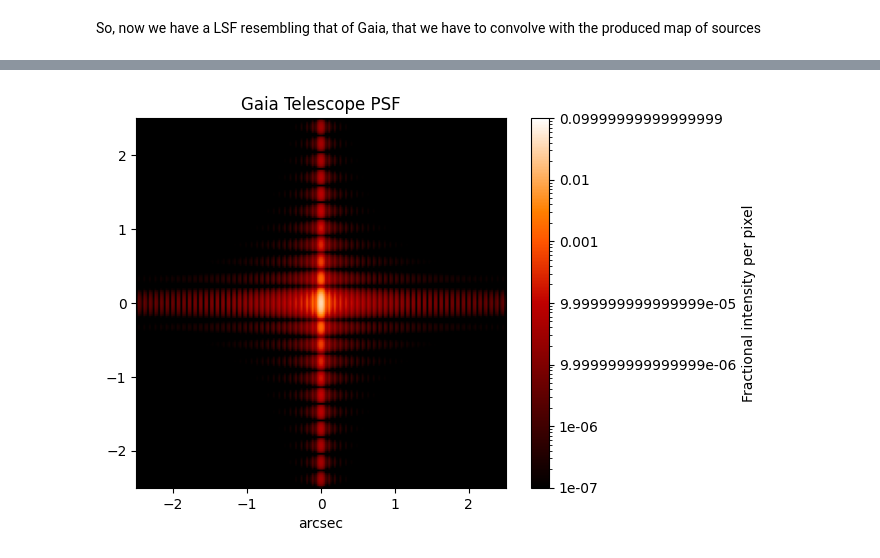
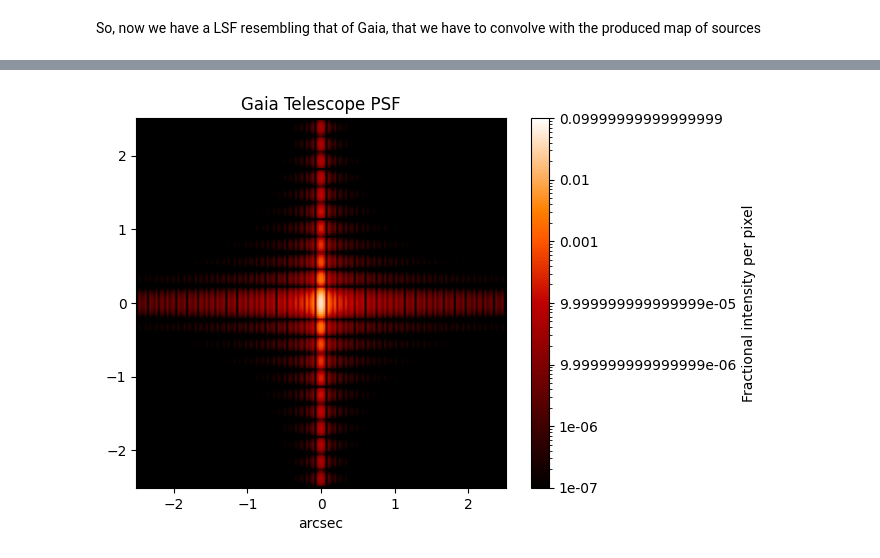
Before and after one commit to pietroferraiuolo/BINCAT, a Jupyter notebook: 01-psf-simulation.ipynb, the cells around one changed output, grey strips where cells are left out. Saved outputs shown, nothing was run; the diff lists cells and outputs as text; code cells hidden in the pictures.

```diff
--- a/01-psf-simulation.ipynb
+++ b/01-psf-simulation.ipynb
@@ -82,10 +83,10 @@ resampled_sky = resample_sky_to_detector(sky_map, sky_pixscale, detector_shape,
 # %%
 from simulator import SkyMap, GaiaTelescopeV0
 from matplotlib import pyplot as plt
 import numpy as np
 sm = SkyMap(map_noise=5)
-gt = GaiaTelescopeV0()
+gt = GaiaTelescopeV0(field_ofview=(0.059*4500, 0.177*1966)*(u.arcsec))
 gt.display_psf()
 sssm = sm.create_single_star_sky_map(10, (128,128))
 # %% [output]
-[figure, old version]
+[figure, new version]
```
Also changed, not shown: parts of 5 cells of this notebook, 1 other file.
